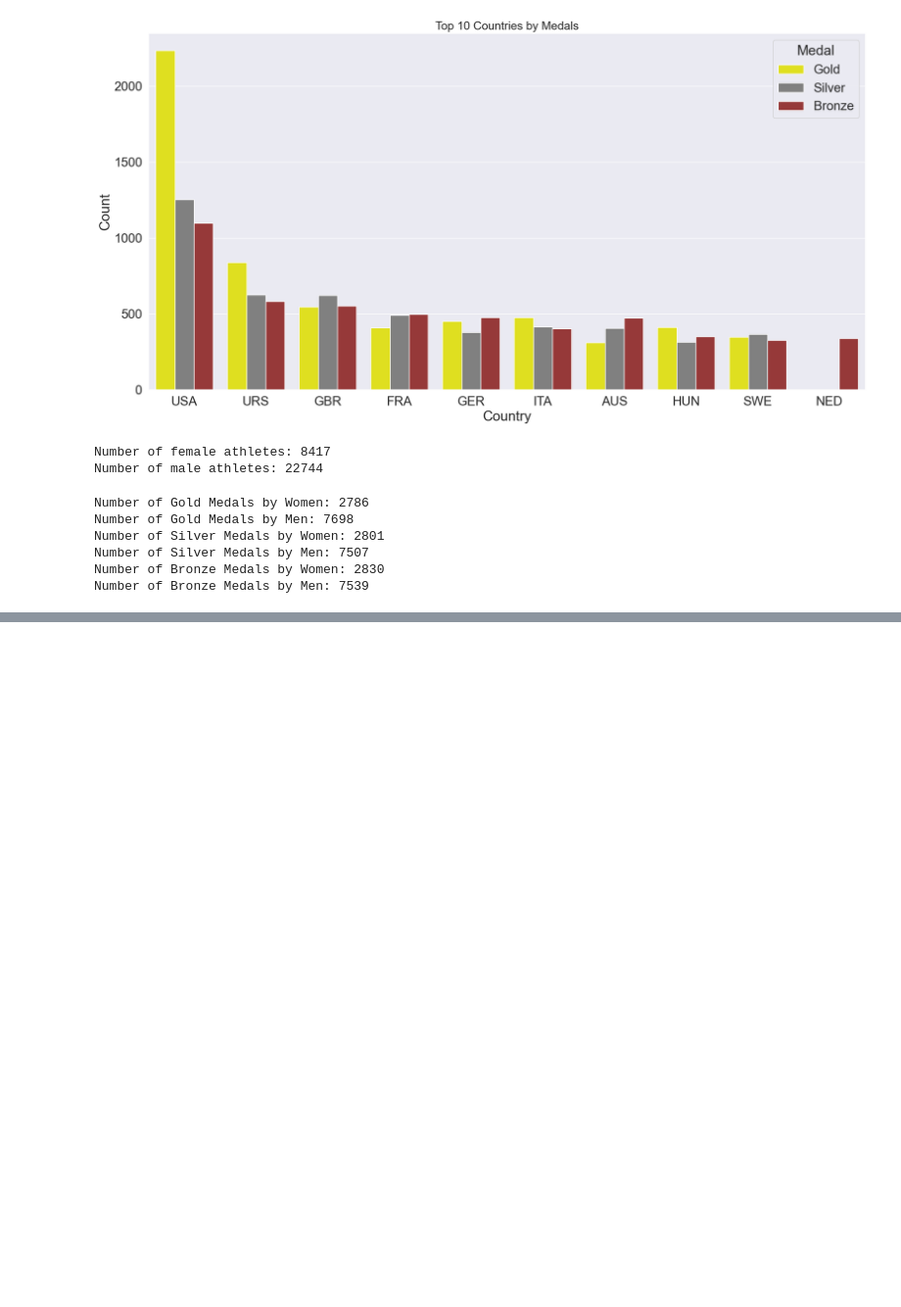
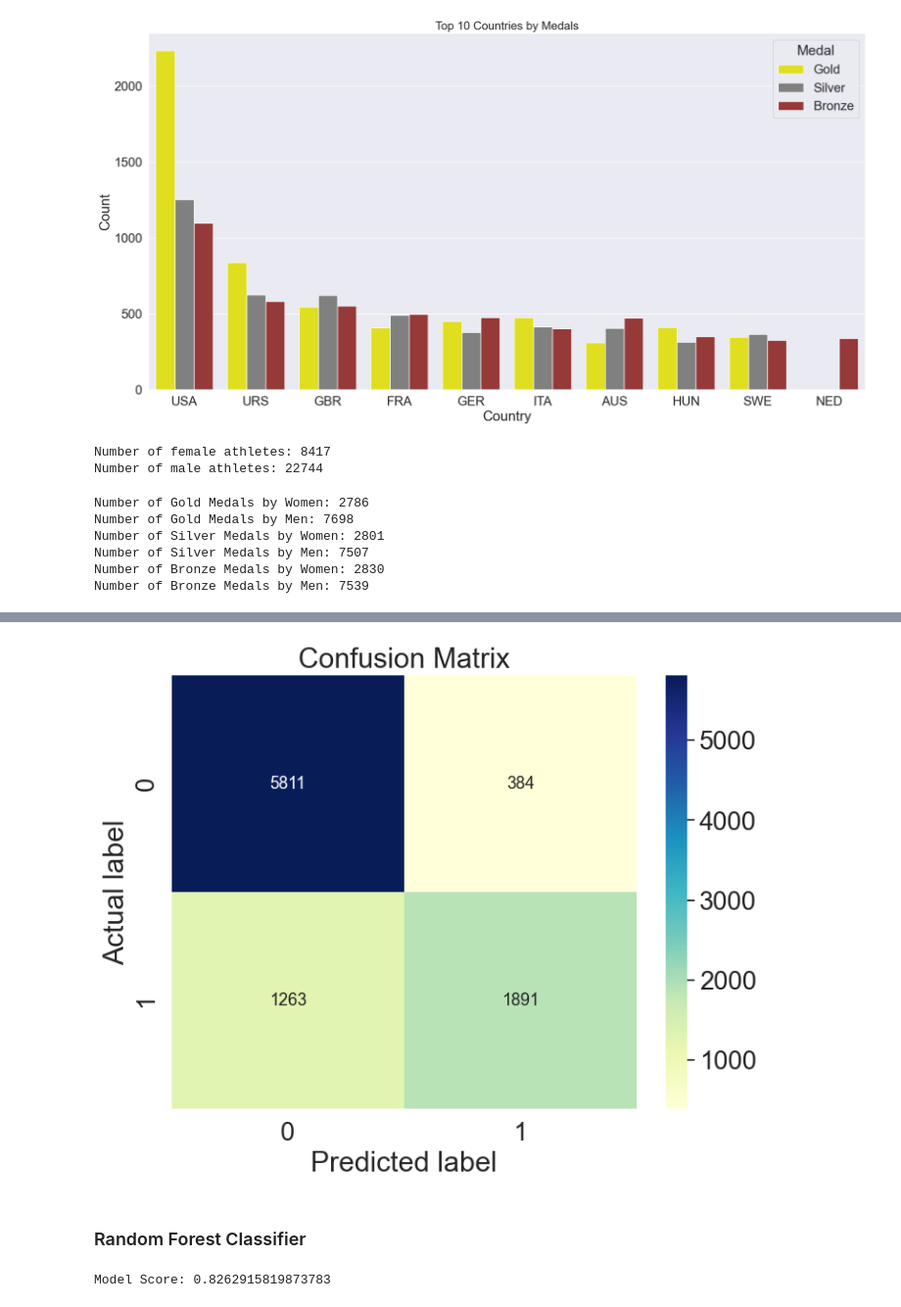
Before and after one commit to cnskzlrmt/summer-olympic-games-project, a Jupyter notebook: Summer_Olympic_Games.ipynb, the cells around one changed output, grey strips where cells are left out. Shown: that part at 98% size. Drawn from its saved outputs; the diff is of its cells as text; code cells hidden in the pictures; blank space fills up the shorter version.

```diff
--- a/Summer_Olympic_Games.ipynb
+++ b/Summer_Olympic_Games.ipynb
@@ -276,0 +480,25 @@ plt.show()
+# %%
+from sklearn import metrics
+y_pred = model.predict(X_test)
+
+cnf_matrix_dtc = metrics.confusion_matrix(y_test, y_pred)
+
+plt.figure(figsize=(8, 6))
+sns.heatmap(pd.DataFrame(cnf_matrix_dtc), annot=True, cmap="YlGnBu", fmt='g')
+plt.title('Confusion Matrix')
+plt.ylabel('Actual label')
+plt.xlabel('Predicted label')
+plt.show()
+# %% [output]
+[figure, added]
+# %% [markdown]
+###  Random Forest Classifier
+# %%
+from sklearn.ensemble import RandomForestClassifier
+
+forest= RandomForestClassifier()
+model= forest.fit(X_train, y_train)
+score = model.score(X_test, y_test)
+print("Model Score:", score)
+# %% [output]
+Model Score: 0.8262915819873783
```
Also changed, not shown: parts of 32 cells of this notebook.
